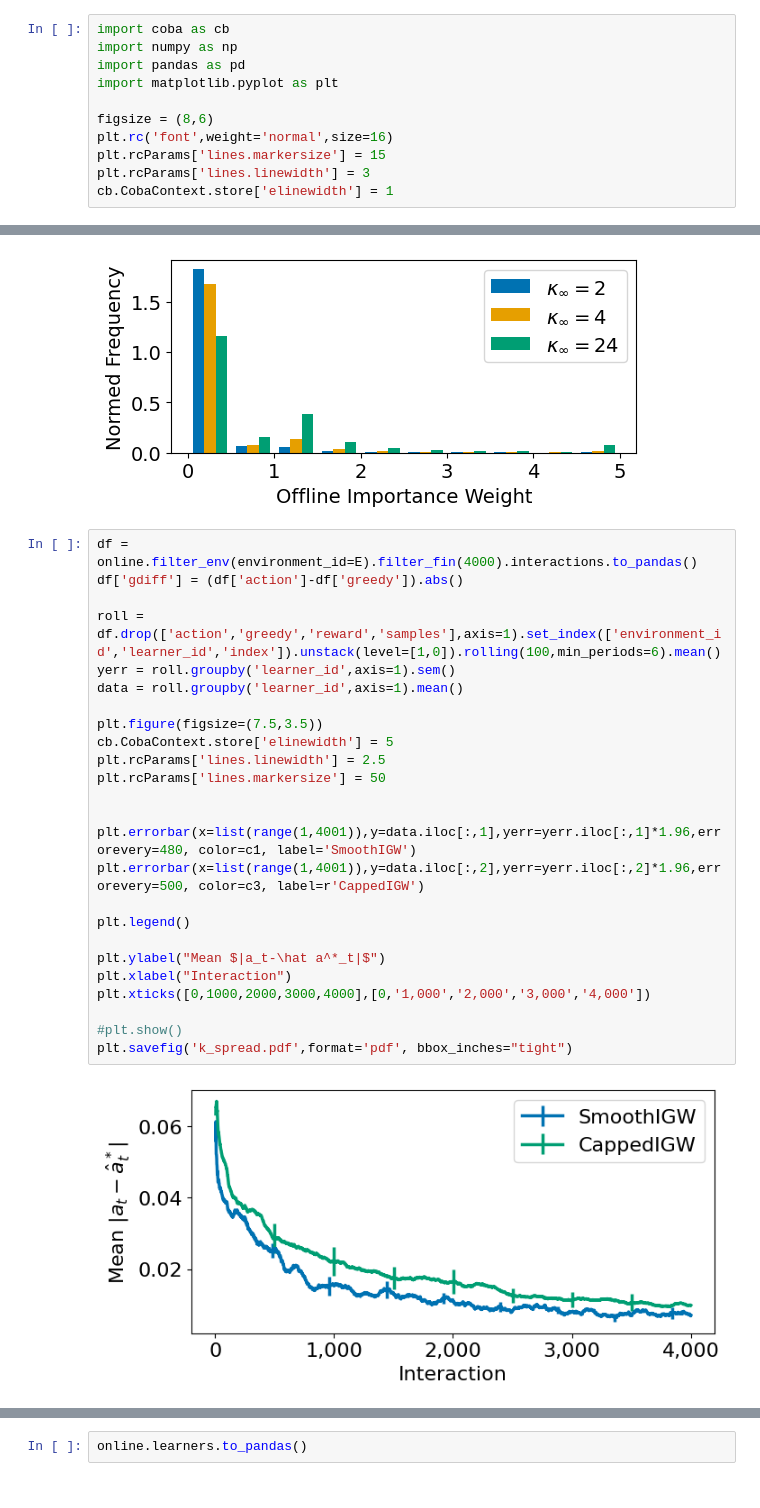
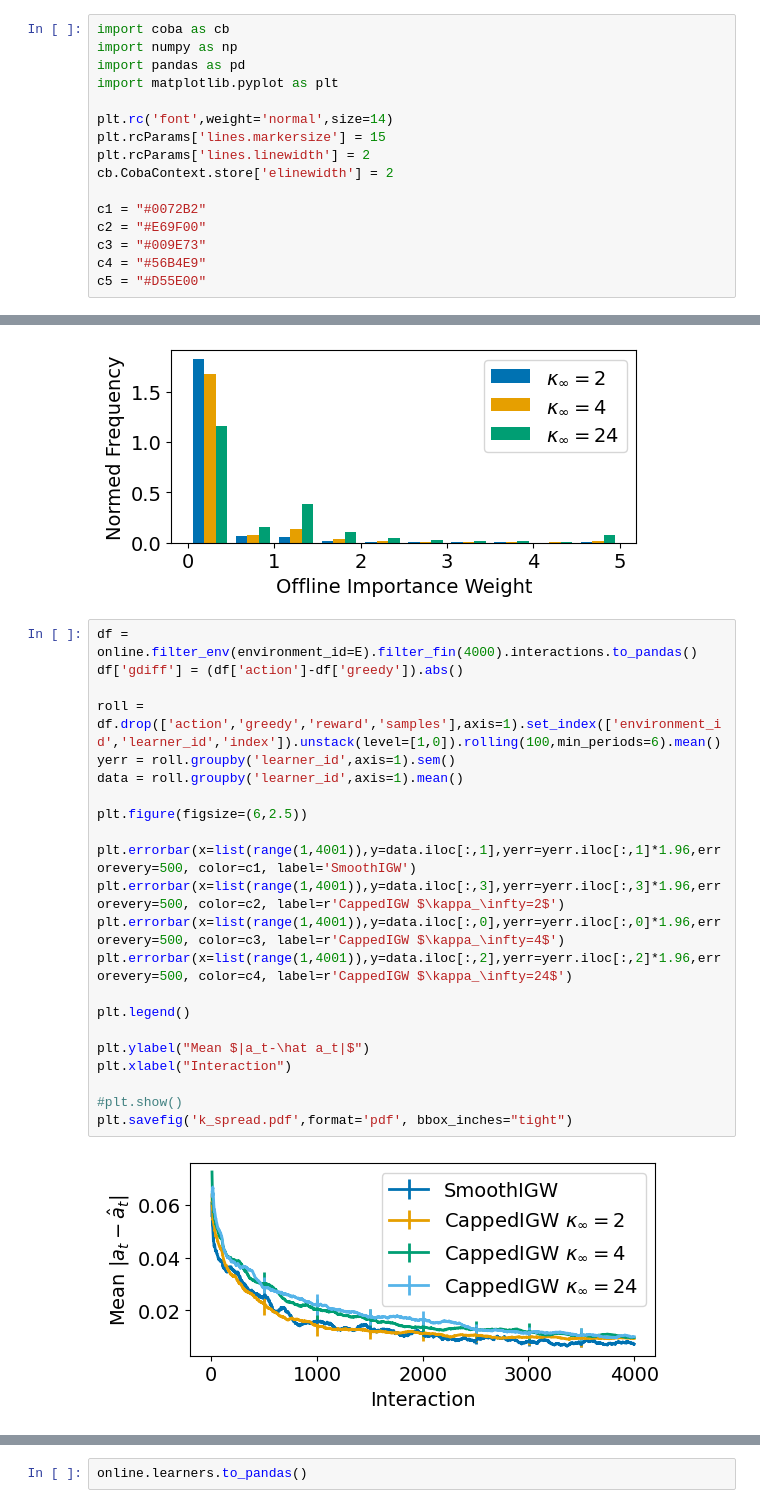
Before and after one commit to mrucker/onoff_experiments, a Jupyter notebook: notebooks/paper2.ipynb, the cells around one changed output, grey strips where cells are left out. Drawn from its saved outputs; the diff is of its cells as text.

```diff
--- a/notebooks/paper2.ipynb
+++ b/notebooks/paper2.ipynb
@@ -4,11 +4,16 @@ import numpy as np
 import pandas as pd
 import matplotlib.pyplot as plt
 
-figsize = (8,6)
-plt.rc('font',weight='normal',size=16)
+plt.rc('font',weight='normal',size=14)
 plt.rcParams['lines.markersize'] = 15
-plt.rcParams['lines.linewidth'] = 3
-cb.CobaContext.store['elinewidth'] = 1
+plt.rcParams['lines.linewidth'] = 2
+cb.CobaContext.store['elinewidth'] = 2
+
+c1 = "#0072B2"
+c2 = "#E69F00"
+c3 = "#009E73"
+c4 = "#56B4E9"
+c5 = "#D55E00"
 # %%
 online_env = cb.Environments.from_save('../outcomes/online1.zip')+\
              cb.Environments.from_save('../outcomes/online2.zip')+\
@@ -184,27 +189,24 @@ plt.savefig('k_ips.pdf',format='pdf', bbox_inches="tight")
 # %%
 df = online.filter_env(environment_id=E).filter_fin(4000).interactions.to_pandas()
 df['gdiff'] = (df['action']-df['greedy']).abs()
 
 roll = df.drop(['action','greedy','reward','samples'],axis=1).set_index(['environment_id','learner_id','index']).unstack(level=[1,0]).rolling(100,min_periods=6).mean()
 yerr = roll.groupby('learner_id',axis=1).sem()
 data = roll.groupby('learner_id',axis=1).mean()
 
-plt.figure(figsize=(7.5,3.5))
-cb.CobaContext.store['elinewidth'] = 5
-plt.rcParams['lines.linewidth'] = 2.5
-plt.rcParams['lines.markersize'] = 50
+plt.figure(figsize=(6,2.5))
 
-
-plt.errorbar(x=list(range(1,4001)),y=data.iloc[:,1],yerr=yerr.iloc[:,1]*1.96,errorevery=480, color=c1, label='SmoothIGW')
-plt.errorbar(x=list(range(1,4001)),y=data.iloc[:,2],yerr=yerr.iloc[:,2]*1.96,errorevery=500, color=c3, label=r'CappedIGW')
+plt.errorbar(x=list(range(1,4001)),y=data.iloc[:,1],yerr=yerr.iloc[:,1]*1.96,errorevery=500, color=c1, label='SmoothIGW')
+plt.errorbar(x=list(range(1,4001)),y=data.iloc[:,3],yerr=yerr.iloc[:,3]*1.96,errorevery=500, color=c2, label=r'CappedIGW $\kappa_\infty=2$')
+plt.errorbar(x=list(range(1,4001)),y=data.iloc[:,0],yerr=yerr.iloc[:,0]*1.96,errorevery=500, color=c3, label=r'CappedIGW $\kappa_\infty=4$')
+plt.errorbar(x=list(range(1,4001)),y=data.iloc[:,2],yerr=yerr.iloc[:,2]*1.96,errorevery=500, color=c4, label=r'CappedIGW $\kappa_\infty=24$')
 
 plt.legend()
 
-plt.ylabel("Mean $|a_t-\hat a^*_t|$")
+plt.ylabel("Mean $|a_t-\hat a_t|$")
 plt.xlabel("Interaction")
-plt.xticks([0,1000,2000,3000,4000],[0,'1,000','2,000','3,000','4,000'])
 
 #plt.show()
 plt.savefig('k_spread.pdf',format='pdf', bbox_inches="tight")
 # %% [output]
-[figure, old version]
+[figure, new version]
```
Also changed, not shown: parts of 2 cells of this notebook.
